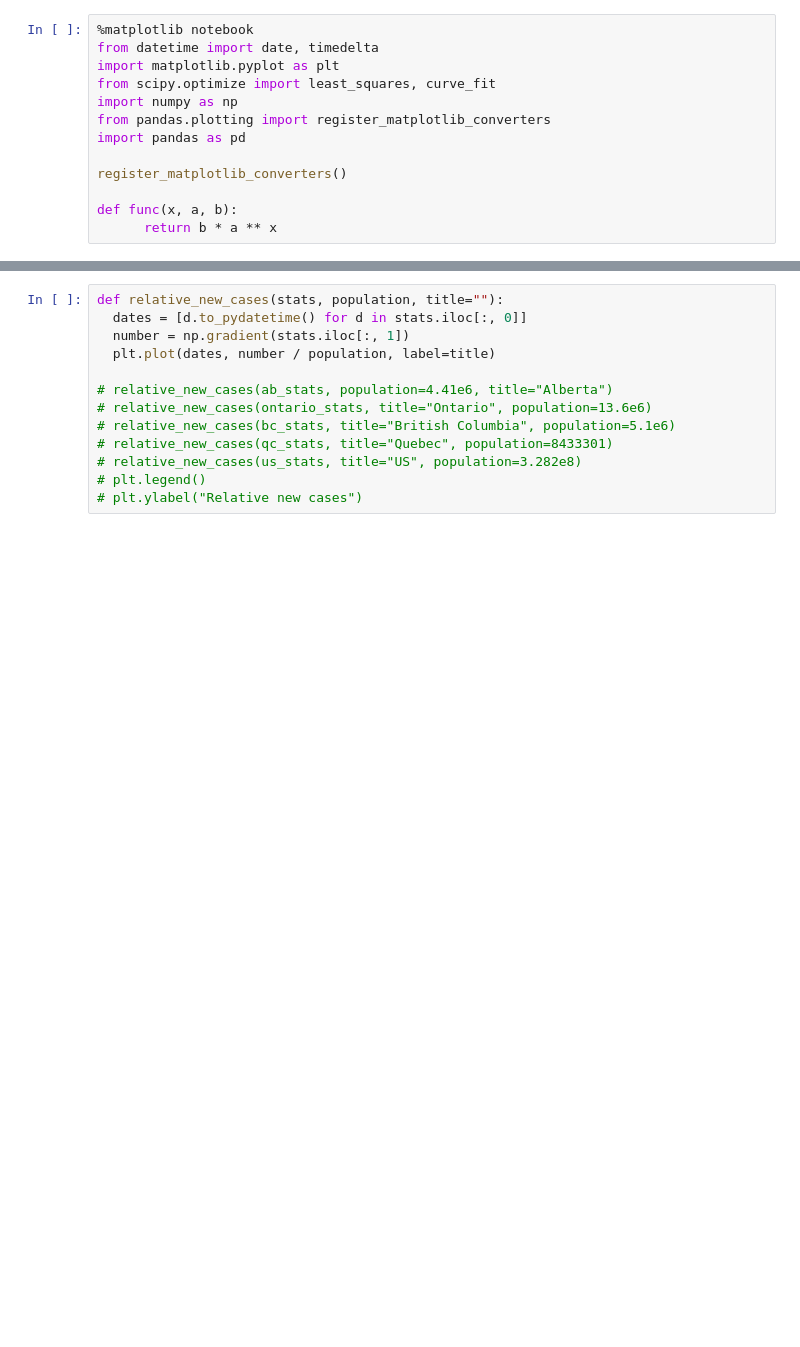
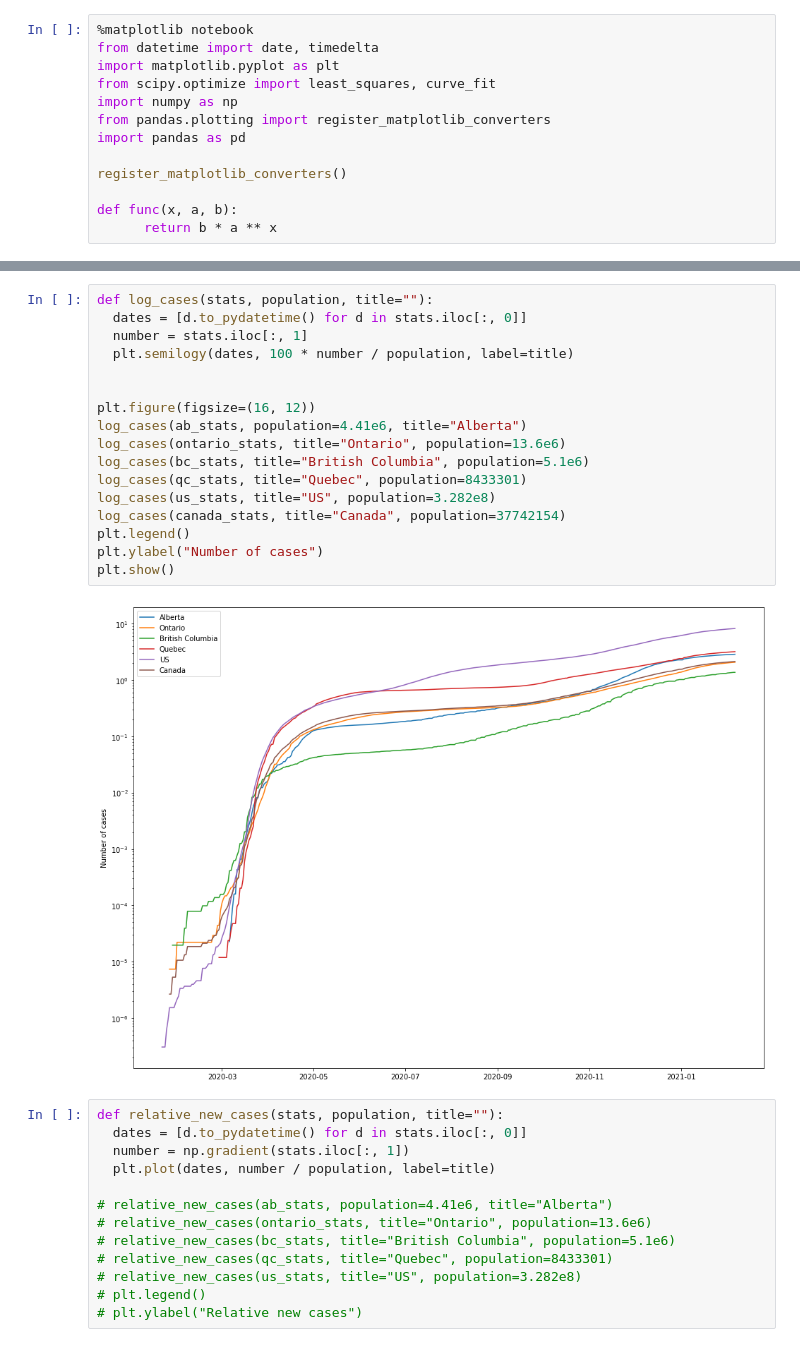
Before and after one commit to ssinad/covid-visualization, a Jupyter notebook: Covid_visualization.ipynb, the cells around one changed output, grey strips where cells are left out. Drawn from its saved outputs; the diff is of its cells as text; blank space fills up the shorter version.

```diff
--- a/Covid_visualization.ipynb
+++ b/Covid_visualization.ipynb
@@ -61,3 +61,22 @@ plt.show()
+# %%
+def log_cases(stats, population, title=""):
+  dates = [d.to_pydatetime() for d in stats.iloc[:, 0]]
+  number = stats.iloc[:, 1]
+  plt.semilogy(dates, 100 * number / population, label=title)
+
+
+plt.figure(figsize=(16, 12))
+log_cases(ab_stats, population=4.41e6, title="Alberta")
+log_cases(ontario_stats, title="Ontario", population=13.6e6)
+log_cases(bc_stats, title="British Columbia", population=5.1e6)
+log_cases(qc_stats, title="Quebec", population=8433301)
+log_cases(us_stats, title="US", population=3.282e8)
+log_cases(canada_stats, title="Canada", population=37742154)
+plt.legend()
+plt.ylabel("Number of cases")
+plt.show()
+# %% [output]
+[figure, added]
 # %%
 def relative_new_cases(stats, population, title=""):
   dates = [d.to_pydatetime() for d in stats.iloc[:, 0]]
```
Also changed, not shown: parts of 5 cells of this notebook.
